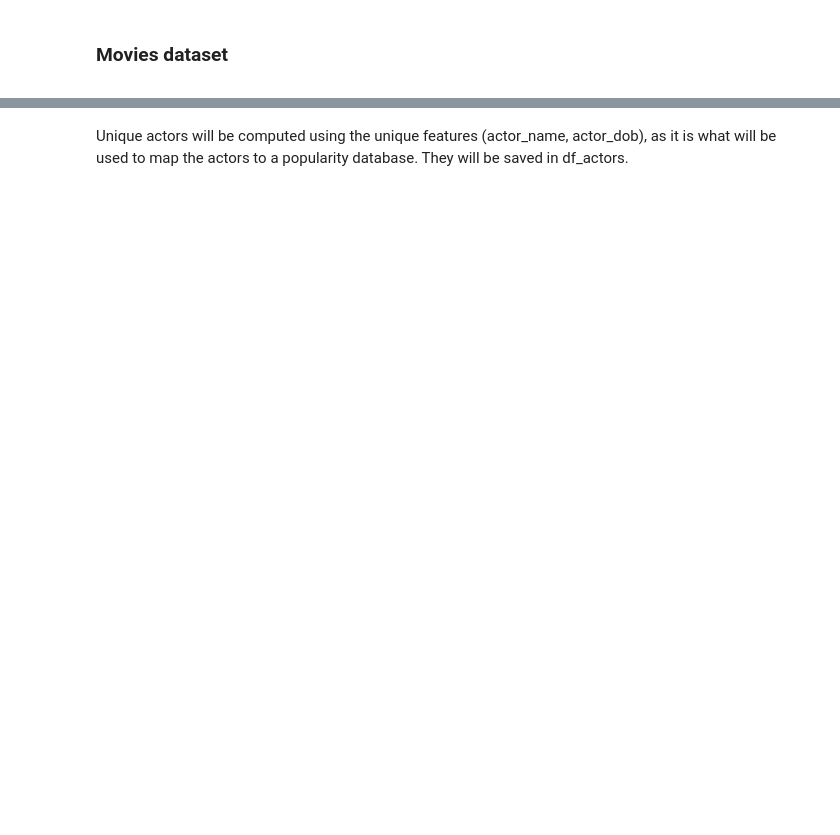
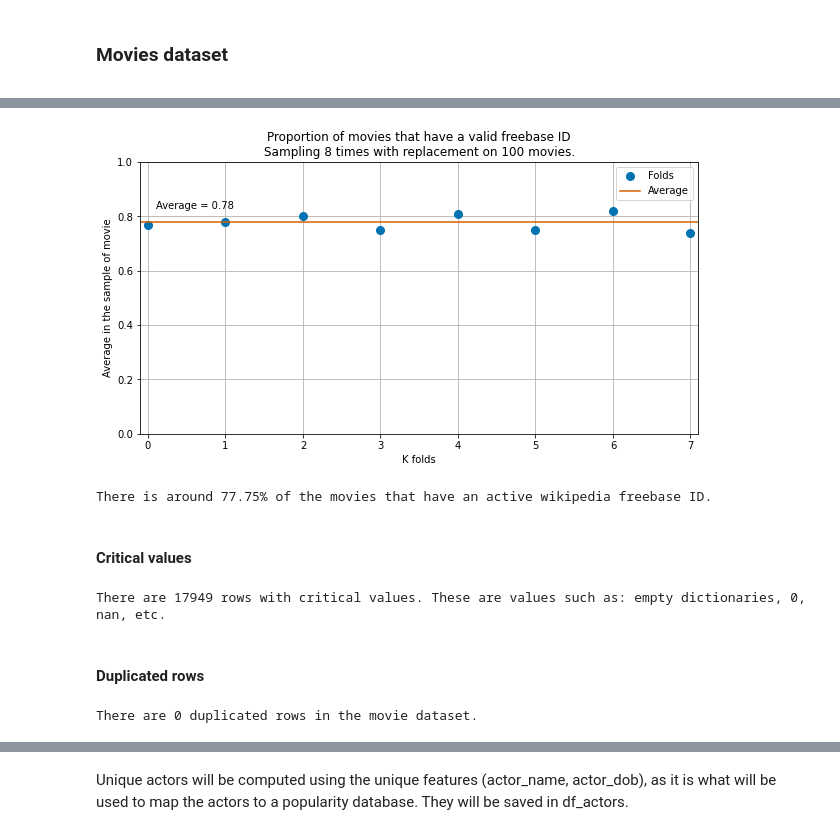
Before and after one commit to epfl-ada/ada-2022-project-dadalife, a Jupyter notebook: ADA_CMU.ipynb, the cells around one changed output, grey strips where cells are left out. Drawn from its saved outputs; the diff is of its cells as text; code cells hidden in the pictures; blank space fills up the shorter version.

```diff
--- a/ADA_CMU.ipynb
+++ b/ADA_CMU.ipynb
@@ -255,3 +236,3 @@ df_chars['actor_ethnicity'] = df_chars['actor_ethnicity'].apply(lambda x: ethnic
 # %%
-df_movies['m_release_date']=pd.to_datetime(df_movies['m_release_date'], errors = 'coerce')##min value of date '1010-12-02' qui plus petit que la plus petite date de to_datetime
-df_movies=df_movies.where(df_movies.astype(bool),np.nan).drop_duplicates(subset=['m_name', 'm_runtime'])
+#Movie release dates are parsed as datetime.
+df_movies['m_release_date']=pd.to_datetime(df_movies['m_release_date'], errors = 'coerce')
@@ -260,0 +241,15 @@ df_movies=df_movies.where(df_movies.astype(bool),np.nan).drop_duplicates(subset=
+# %%
+%%time
+#A sample of movies is taken to get their freebase ID. The average is then done on how much of them had a valid movie freebase ID.
+tot = []
+k_size = 8
+n = 100
+for k in range(k_size):
+    rd_elements = random.sample(df_movies['freebase_m_ID'].apply(lambda x: x.split('/')[2]).to_list(), n)
+    url='%28%3'
+    for x in rd_elements:
+        url += 'Ftitle%20%3D%20%22%2Fm%2F' + x + '%22%20%7C%7C%20%3'
+    query = 'https://query.wikidata.org/bigdata/namespace/wdq/sparql?format=json&query=PREFIX%20wd%3A%20%3Chttp%3A%2F%2Fwww.wikidata.org%2Fentity%2F%3E%0APREFIX%20wdt%3A%20%3Chttp%3A%2F%2Fwww.wikidata.org%2Fprop%2Fdirect%2F%3E%0APREFIX%20wikibase%3A%20%3Chttp%3A%2F%2Fwikiba.se%2Fontology%23%3E%0A%0ASELECT%20%20%3Fs%20%3Ftitle%20WHERE%20%7B%20%0A%20%20VALUES%20%3Fmovietype%20%7B%20wd%3AQ11424%7D%0A%20%20%3Fs%20p%3AP31%2Fps%3AP31%20%3Fmovietype.%0A%20%20%3Fs%20wdt%3AP646%20%3Ftitle.%0A%20%20FILTER{}%22%29%0A%0A%20%20%20SERVICE%20wikibase%3Alabel%20%7B%0A%20%20%20%20bd%3AserviceParam%20wikibase%3Alanguage%20%22en%22%20.%0A%20%20%20%7D%0A%20%7D'.format(url[:-17])
+    response = requests.get(query)
+    response = response.json()['results']['bindings']
+    tot.append(len(response))
@@ -260,0 +259,39 @@ df_movies=df_movies.where(df_movies.astype(bool),np.nan).drop_duplicates(subset=
+# %%
+ratio = [x/n for x in tot]
+avg_ratio = sum(ratio)/k_size
+plt.figure(figsize=(10, 5))
+plt.plot(np.linspace(0, k_size-1, k_size).astype(int), ratio, marker='o', linewidth=0, markersize=8, color=BLUE, label='Folds')
+plt.xticks(np.linspace(0, k_size-1, k_size).astype(int))
+plt.plot(np.linspace(-1, k_size, k_size).astype(int), [avg_ratio]*k_size, color=RED, label='Average')
+plt.xlim(- 0.1, k_size -1 + 0.1)
+plt.ylim(0, 1)
+plt.xlabel("K folds")
+plt.ylabel("Average in the sample of movie")
+plt.grid()
+plt.text(0.1, avg_ratio + 0.05, "Average = {:.2f}".format(avg_ratio))
+plt.legend()
+plt.title("Proportion of movies that have a valid freebase ID\nSampling {} times with replacement on {} movies.".format(k_size, n))
+plt.show()
+print("There is around {:.2f}% of the movies that have an active wikipedia freebase ID.".format(avg_ratio*100))
+# %% [output]
+[figure, added]
+There is around 77.75% of the movies that have an active wikipedia freebase ID.
+# %% [markdown]
+#### Critical values
+# %%
+#Number of movies with critical values.
+nb_critical_values = df_movies[~df_movies.astype(bool).all(axis=1)].shape[0]
+print("There are {} rows with critical values. These are values such as: empty dictionaries, 0, nan, etc.".format(nb_critical_values))
+# %% [output]
+There are 17949 rows with critical values. These are values such as: empty dictionaries, 0, nan, etc.
+# %% [markdown]
+#### Duplicated rows
+# %%
+df_temp = df_movies.copy()
+df_temp['m_languages'] = df_temp['m_languages'].apply(lambda x: str(list(x.values())))
+df_temp['m_countries'] = df_temp['m_countries'].apply(lambda x: str(list(x.values())))
+df_temp['m_genres'] = df_temp['m_genres'].apply(lambda x: str(list(x.values())))
+nb_movie_duplicated_rows = df_temp.duplicated().sum()
+print("There are {} duplicated rows in the movie dataset.".format(nb_movie_duplicated_rows))
+# %% [output]
+There are 0 duplicated rows in the movie dataset.
```
Also changed, not shown: parts of 132 cells of this notebook.
